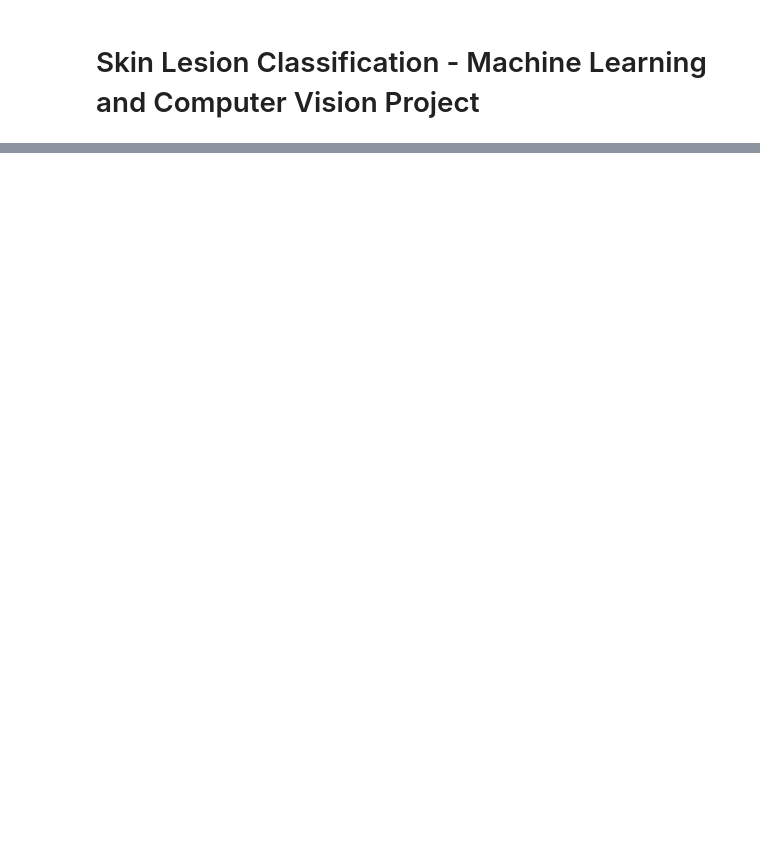
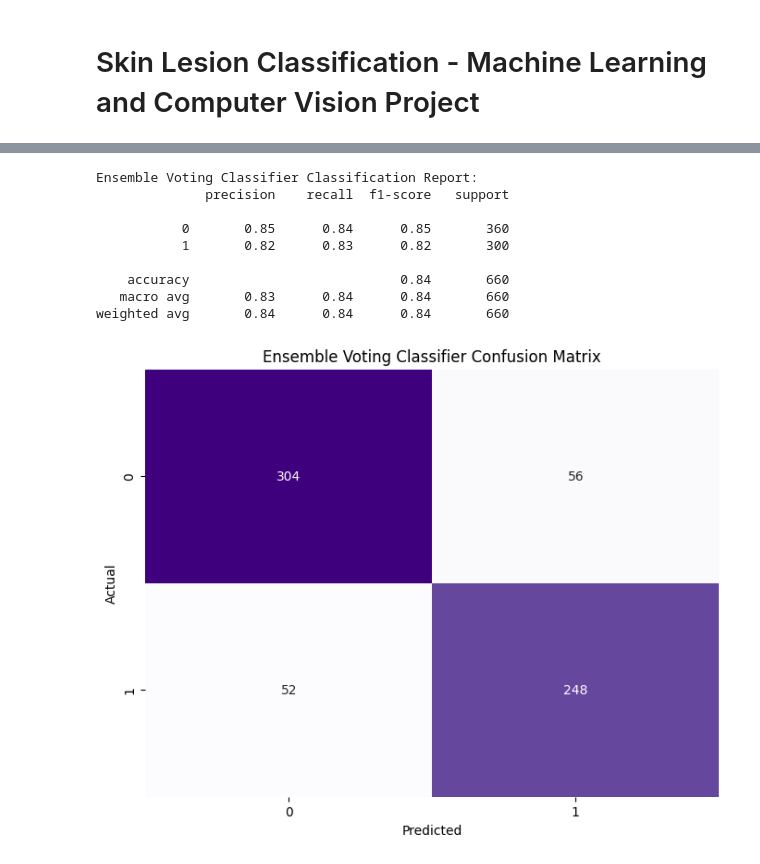
Before and after one commit to AK-26David/Skin-Lesions-classifications-and-Development-of-GUI-MLMiniProject-ResearchPaper--Sem5, a Jupyter notebook: final.ipynb, the cells around one changed output, grey strips where cells are left out. Saved outputs shown, nothing was run; the diff lists cells and outputs as text; code cells hidden in the pictures; blank space fills up the shorter version.

```diff
--- a/final.ipynb
+++ b/final.ipynb
@@ -347,3 +331,66 @@ weighted avg       0.78      0.77      0.76       660
+# %%
+from sklearn.decomposition import PCA
+from sklearn.model_selection import RandomizedSearchCV
+from sklearn.ensemble import VotingClassifier, RandomForestClassifier
+from sklearn.preprocessing import StandardScaler
+from sklearn.svm import SVC
+from sklearn.neural_network import MLPClassifier
+from sklearn.metrics import classification_report, confusion_matrix
+import matplotlib.pyplot as plt
+import seaborn as sns
+import numpy as np
+
+# SVM with extended parameter grid and RandomizedSearchCV
+svm_param_dist = {
+    'C': np.logspace(-3, 3, 10),
+    'kernel': ['rbf', 'poly'],
+    'gamma': ['scale', 'auto', 0.1, 1, 10]
+}
+
+svm_random = RandomizedSearchCV(SVC(random_state=42, probability=True), svm_param_dist, cv=5, n_jobs=-1, n_iter=20, random_state=42)
+svm_random.fit(X_train, y_train)
+
+# MLP with RandomizedSearchCV and extended parameter grid
+mlp_param_dist = {
+    'hidden_layer_sizes': [(50,), (100,), (50, 50), (100, 50), (100, 100)],
+    'activation': ['relu', 'tanh'],
+    'alpha': np.logspace(-5, -1, 5),
+    'learning_rate': ['constant', 'adaptive'],
+    'solver': ['adam', 'sgd']
+}
+mlp_random = RandomizedSearchCV(MLPClassifier(random_state=42, max_iter=2000), mlp_param_dist, cv=5, n_jobs=-1, n_iter=20, random_state=42)
+mlp_random.fit(X_train, y_train)
+
+
+# Ensemble Voting Classifier with probability-enabled SVM, MLP, and Random Forest
+rf = RandomForestClassifier(random_state=42, n_estimators=100)
+voting_clf = VotingClassifier(estimators=[('svm', svm_random.best_estimator_), ('mlp', mlp_random.best_estimator_), ('rf', rf)], voting='soft')
+voting_clf.fit(X_train, y_train)
+
+# Evaluate Ensemble Model
+voting_pred = voting_clf.predict(X_test)
+print("\nEnsemble Voting Classifier Classification Report:")
+print(classification_report(y_test, voting_pred))
+
+# Plot Confusion Matrix for the Ensemble
+plt.figure(figsize=(8, 6))
+ensemble_cm = confusion_matrix(y_test, voting_pred)
+sns.heatmap(ensemble_cm, annot=True, fmt='d', cmap='Purples', cbar=False)
+plt.title("Ensemble Voting Classifier Confusion Matrix")
+plt.xlabel("Predicted")
+plt.ylabel("Actual")
+plt.show()
+# %% [output]
+Ensemble Voting Classifier Classification Report:
+              precision    recall  f1-score   support
+
+           0       0.85      0.84      0.85       360
+           1       0.82      0.83      0.82       300
+
+    accuracy                           0.84       660
+   macro avg       0.83      0.84      0.84       660
+weighted avg       0.84      0.84      0.84       660
+[figure, added]
 # %%
 import os
 import cv2
```
Also changed, not shown: parts of 6 cells of this notebook.
